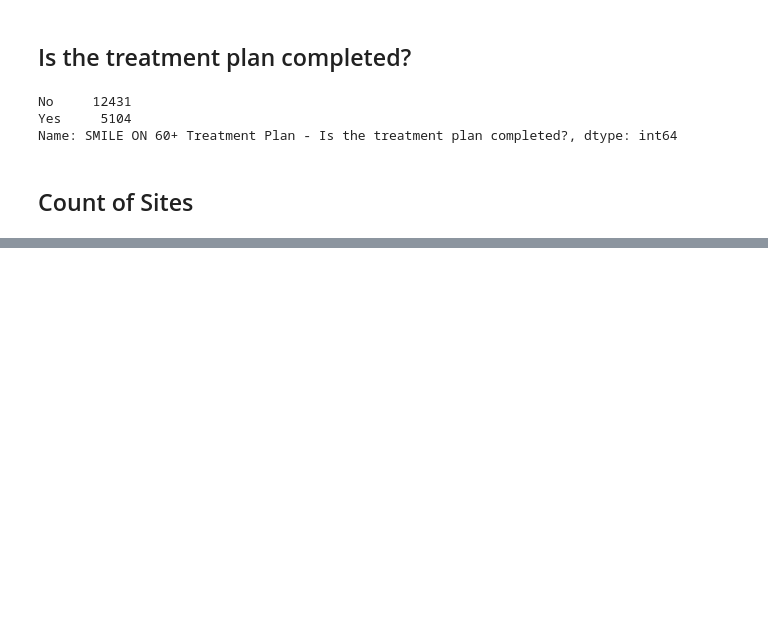
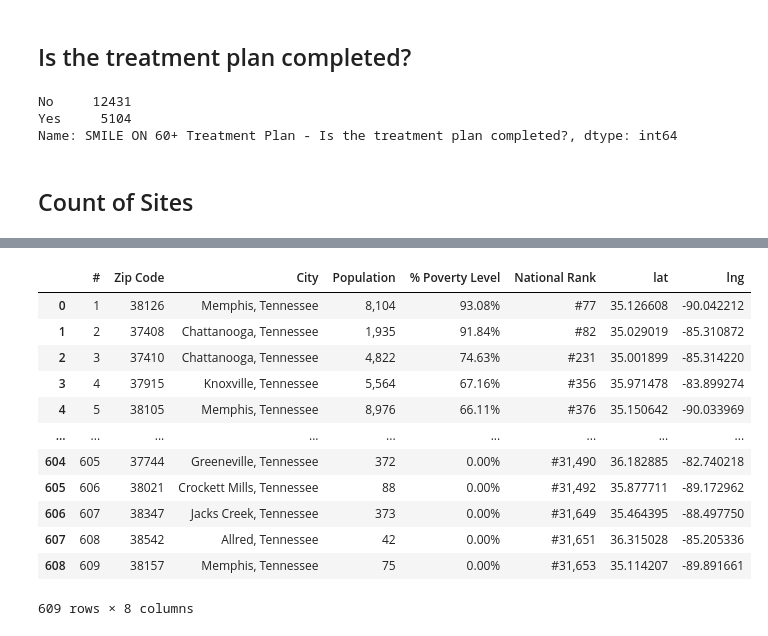
Before and after one commit to bsfcs/smile-on-black_panther, a Jupyter notebook: smile on.ipynb, the cells around one changed output, grey strips where cells are left out. Drawn from its saved outputs; the diff is of its cells as text; code cells hidden in the pictures; blank space fills up the shorter version.

```diff
--- a/smile on.ipynb
+++ b/smile on.ipynb
@@ -218,0 +343,3 @@ Name: SMILE ON 60+ Oral Care Encounter - What care was provided to the enrollee?
+# %%
+poverty = pd.read_csv('poverty_data_tn.csv')
+poverty.head()
@@ -218,0 +383,18 @@ Name: SMILE ON 60+ Oral Care Encounter - What care was provided to the enrollee?
+# %%
+poverty = poverty.drop(columns = ['Location'])
+# %%
+poverty
+# %% [output]
+|  | # | Zip Code | City | Population | % Poverty Level | National Rank | lat | lng |
+| 0 | 1 | 38126 | Memphis, Tennessee | 8,104 | 93.08% | #77 | 35.126608 | -90.042212 |
+| 1 | 2 | 37408 | Chattanooga, Tennessee | 1,935 | 91.84% | #82 | 35.029019 | -85.310872 |
+| 2 | 3 | 37410 | Chattanooga, Tennessee | 4,822 | 74.63% | #231 | 35.001899 | -85.314220 |
+| 3 | 4 | 37915 | Knoxville, Tennessee | 5,564 | 67.16% | #356 | 35.971478 | -83.899274 |
+| 4 | 5 | 38105 | Memphis, Tennessee | 8,976 | 66.11% | #376 | 35.150642 | -90.033969 |
+| ... | ... | ... | ... | ... | ... | ... | ... | ... |
+| 604 | 605 | 37744 | Greeneville, Tennessee | 372 | 0.00% | #31,490 | 36.182885 | -82.740218 |
+| 605 | 606 | 38021 | Crockett Mills, Tennessee | 88 | 0.00% | #31,492 | 35.877711 | -89.172962 |
+| 606 | 607 | 38347 | Jacks Creek, Tennessee | 373 | 0.00% | #31,649 | 35.464395 | -88.497750 |
+| 607 | 608 | 38542 | Allred, Tennessee | 42 | 0.00% | #31,651 | 36.315028 | -85.205336 |
+| 608 | 609 | 38157 | Memphis, Tennessee | 75 | 0.00% | #31,653 | 35.114207 | -89.891661 |
+609 rows × 8 columns
```
Also changed, not shown: parts of 38 cells of this notebook.
